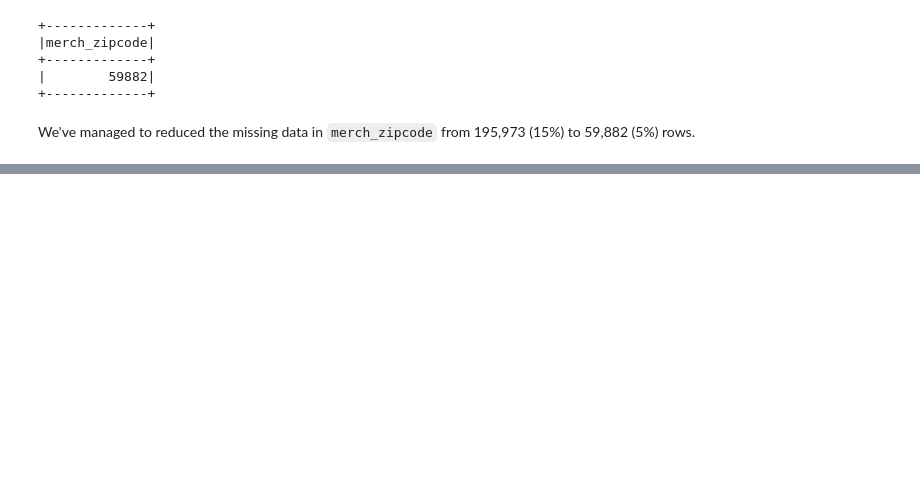
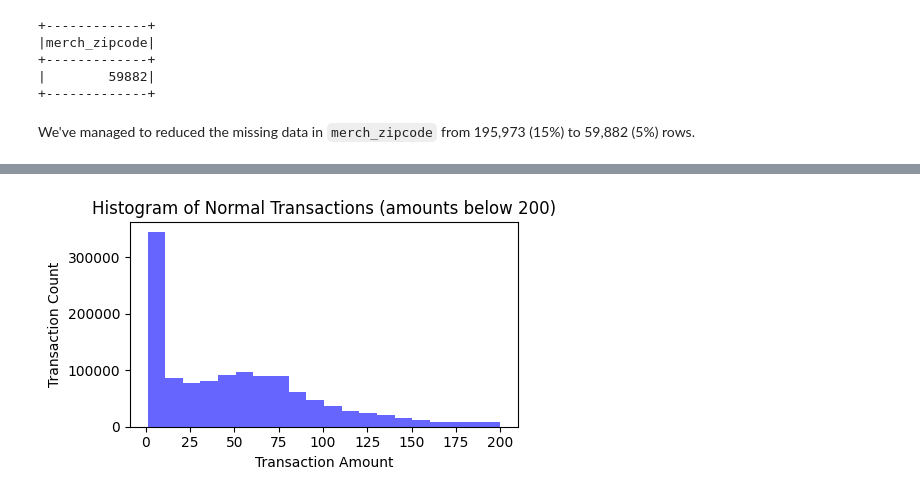
Before and after one commit to ApostropheArif/paynet-analyse-cc-data, a Jupyter notebook: src/EDA.ipynb, the cells around one changed output, grey strips where cells are left out. Drawn from its saved outputs; the diff is of its cells as text; code cells hidden in the pictures; blank space fills up the shorter version.

```diff
--- a/src/EDA.ipynb
+++ b/src/EDA.ipynb
@@ -802,0 +677,11 @@ only showing top 20 rows
+# %%
+normal_transactions_amount_filtered = normal_transactions_amount[normal_transactions_amount['amount'] < 200]
+fig, ax = plt.subplots(figsize=(5, 3))
+ax.hist(normal_transactions_amount_filtered['amount'], bins=20, color='blue', alpha=0.6)
+ax.set_title('Histogram of Normal Transactions (amounts below 200)')
+ax.set_xlabel('Transaction Amount')
+ax.set_ylabel('Transaction Count')
+plt.tight_layout()
+plt.show()
+# %% [output]
+[figure, added]
```
Also changed, not shown: parts of 51 cells of this notebook.
